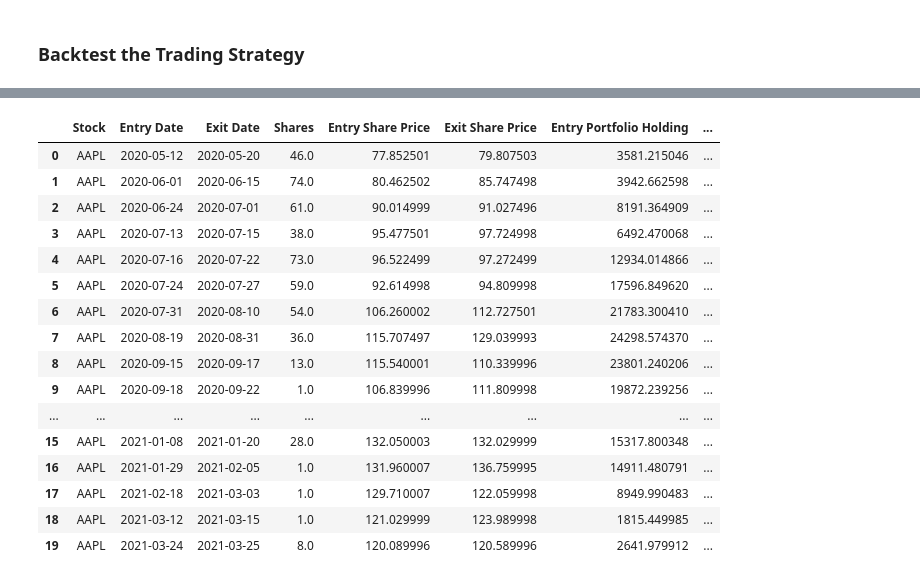
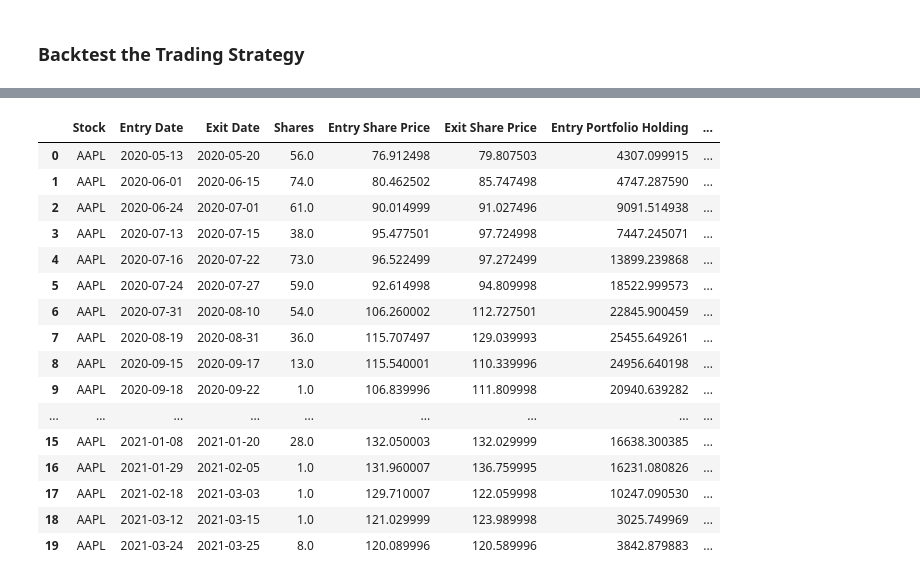
Before and after one commit to stk714/SocialMediaBets, a Jupyter notebook: Social_Sentiment_AAPL.ipynb, the cells around one changed output, grey strips where cells are left out. Saved outputs shown, nothing was run; the diff lists cells and outputs as text; code cells hidden in the pictures.

```diff
--- a/Social_Sentiment_AAPL.ipynb
+++ b/Social_Sentiment_AAPL.ipynb
@@ -39,16 +96,2 @@ aapl_close.tail()
 # %% [markdown]
 We score social media posts from -100 to 100 based on our prediction of their sentiment and network visibility. Activity is the total of all likes and shares for relevant network posts.
-# %%
-#API Call
-headers = {
-    'accept': 'application/json',
-    'Authorization': 'Token 168ac68d07d82b3c04e4fcc9fb1db90bdcf380c5',
-}
-r = requests.get('https://socialsentiment.io/api/v1/stocks/AAPL/sentiment/daily/?to_date=2021-03-31&from_date=2020-04-19', headers = headers)
-x = r.json()
-
-# Convert to DataFrame
-aapl_activity_df = pd.read_json(json.dumps(x))
-aapl_activity_df = aapl_activity_df.set_index('date')
-aapl_activity_df = aapl_activity_df.drop(columns = ['stock', 'positive_score', 'negative_score', 'avg_7_days', 'avg_14_days', 'avg_30_days'])
-aapl_activity_df
@@ -88,0 +98,7 @@ aapl_df.head(-5)
+# %%
+# Add closing prices to social_sentiment_df
+aapl_activity_df['date'] = pd.to_datetime(aapl_activity_df['date'])
+aapl_df = aapl_activity_df.set_index('date').join(aapl_close_df.set_index('date'))
+aapl_df = aapl_df.dropna()
+
+aapl_df
@@ -206,12 +242,12 @@ aapl_df["Shares"] = abs(share_size) * aapl_df["Entry/Exit"]
 
 # Multiply share price by entry/exit positions and get the cumulatively sum
 aapl_df["Portfolio Holdings"] = (
-    aapl_df["Close"] * aapl_df["Shares"].cumsum()
+    aapl_df["close"] * aapl_df["Shares"].cumsum()
 )
 
 # Subtract the initial capital by the portfolio holdings to get the amount of liquid cash in the portfolio
 aapl_df["Portfolio Cash"] = (
-    initial_capital - (aapl_df["Close"] * aapl_df["Shares"]).cumsum()
+    initial_capital - (aapl_df["close"] * aapl_df["Shares"]).cumsum()
 )
 
 # Get the total portfolio value by adding the cash amount by the portfolio holdings (or investments)
@@ -354,52 +391,52 @@ exit_share_price = 0.0
 # If `Entry/Exit` is 1, set entry trade metrics
 # Else if `Entry/Exit` is -1, set exit trade metrics and calculate profit,
 # Then append the record to the trade evaluation DataFrame
 for index, row in aapl_df.iterrows():
     if row['Entry/Exit'] == 1:
         entry_date = index
         entry_portfolio_holding = abs(row['Portfolio Holdings'])
         share_size = row['Shares']
-        entry_share_price = row['Close']
+        entry_share_price = row['close']
 
     elif row['Entry/Exit'] == -1:
         exit_date = index
-        exit_portfolio_holding = abs(row['Close'] * row['Shares'])
-        exit_share_price = row['Close']
+        exit_portfolio_holding = abs(row['close'] * row['Shares'])
+        exit_share_price = row['close']
         profit_loss =  entry_portfolio_holding - exit_portfolio_holding
         trade_evaluation_df = trade_evaluation_df.append(
             {
                 'Stock': 'AAPL',
                 'Entry Date': entry_date,
                 'Exit Date': exit_date,
                 'Shares': share_size,
                 'Entry Share Price': entry_share_price,
                 'Exit Share Price': exit_share_price,
                 'Entry Portfolio Holding': entry_portfolio_holding,
                 'Exit Portfolio Holding': exit_portfolio_holding,
                 'Profit/Loss': profit_loss
             },
             ignore_index=True)
 
 # Review the DataFrame
 trade_evaluation_df
 # %% [output]
 |  | Stock | Entry Date | Exit Date | Shares | Entry Share Price | Exit Share Price | Entry Portfolio Holding | ... |
-| 0 | AAPL | 2020-05-12 | 2020-05-20 | 46.0 | 77.852501 | 79.807503 | 3581.215046 | ... |
-| 1 | AAPL | 2020-06-01 | 2020-06-15 | 74.0 | 80.462502 | 85.747498 | 3942.662598 | ... |
-| 2 | AAPL | 2020-06-24 | 2020-07-01 | 61.0 | 90.014999 | 91.027496 | 8191.364909 | ... |
-| 3 | AAPL | 2020-07-13 | 2020-07-15 | 38.0 | 95.477501 | 97.724998 | 6492.470068 | ... |
-| 4 | AAPL | 2020-07-16 | 2020-07-22 | 73.0 | 96.522499 | 97.272499 | 12934.014866 | ... |
-| 5 | AAPL | 2020-07-24 | 2020-07-27 | 59.0 | 92.614998 | 94.809998 | 17596.849620 | ... |
-| 6 | AAPL | 2020-07-31 | 2020-08-10 | 54.0 | 106.260002 | 112.727501 | 21783.300410 | ... |
-| 7 | AAPL | 2020-08-19 | 2020-08-31 | 36.0 | 115.707497 | 129.039993 | 24298.574370 | ... |
-| 8 | AAPL | 2020-09-15 | 2020-09-17 | 13.0 | 115.540001 | 110.339996 | 23801.240206 | ... |
-| 9 | AAPL | 2020-09-18 | 2020-09-22 | 1.0 | 106.839996 | 111.809998 | 19872.239256 | ... |
+| 0 | AAPL | 2020-05-13 | 2020-05-20 | 56.0 | 76.912498 | 79.807503 | 4307.099915 | ... |
+| 1 | AAPL | 2020-06-01 | 2020-06-15 | 74.0 | 80.462502 | 85.747498 | 4747.287590 | ... |
+| 2 | AAPL | 2020-06-24 | 2020-07-01 | 61.0 | 90.014999 | 91.027496 | 9091.514938 | ... |
+| 3 | AAPL | 2020-07-13 | 2020-07-15 | 38.0 | 95.477501 | 97.724998 | 7447.245071 | ... |
+| 4 | AAPL | 2020-07-16 | 2020-07-22 | 73.0 | 96.522499 | 97.272499 | 13899.239868 | ... |
+| 5 | AAPL | 2020-07-24 | 2020-07-27 | 59.0 | 92.614998 | 94.809998 | 18522.999573 | ... |
+| 6 | AAPL | 2020-07-31 | 2020-08-10 | 54.0 | 106.260002 | 112.727501 | 22845.900459 | ... |
+| 7 | AAPL | 2020-08-19 | 2020-08-31 | 36.0 | 115.707497 | 129.039993 | 25455.649261 | ... |
+| 8 | AAPL | 2020-09-15 | 2020-09-17 | 13.0 | 115.540001 | 110.339996 | 24956.640198 | ... |
+| 9 | AAPL | 2020-09-18 | 2020-09-22 | 1.0 | 106.839996 | 111.809998 | 20940.639282 | ... |
 | ... | ... | ... | ... | ... | ... | ... | ... | ... |
-| 15 | AAPL | 2021-01-08 | 2021-01-20 | 28.0 | 132.050003 | 132.029999 | 15317.800348 | ... |
-| 16 | AAPL | 2021-01-29 | 2021-02-05 | 1.0 | 131.960007 | 136.759995 | 14911.480791 | ... |
-| 17 | AAPL | 2021-02-18 | 2021-03-03 | 1.0 | 129.710007 | 122.059998 | 8949.990483 | ... |
-| 18 | AAPL | 2021-03-12 | 2021-03-15 | 1.0 | 121.029999 | 123.989998 | 1815.449985 | ... |
-| 19 | AAPL | 2021-03-24 | 2021-03-25 | 8.0 | 120.089996 | 120.589996 | 2641.979912 | ... |
+| 15 | AAPL | 2021-01-08 | 2021-01-20 | 28.0 | 132.050003 | 132.029999 | 16638.300385 | ... |
+| 16 | AAPL | 2021-01-29 | 2021-02-05 | 1.0 | 131.960007 | 136.759995 | 16231.080826 | ... |
+| 17 | AAPL | 2021-02-18 | 2021-03-03 | 1.0 | 129.710007 | 122.059998 | 10247.090530 | ... |
+| 18 | AAPL | 2021-03-12 | 2021-03-15 | 1.0 | 121.029999 | 123.989998 | 3025.749969 | ... |
+| 19 | AAPL | 2021-03-24 | 2021-03-25 | 8.0 | 120.089996 | 120.589996 | 3842.879883 | ... |
 # %%
 trade_evaluation_df["Profit/Loss"].sum()
 # %% [output]
```
Also changed, not shown: parts of 30 cells of this notebook, 2 other files.
